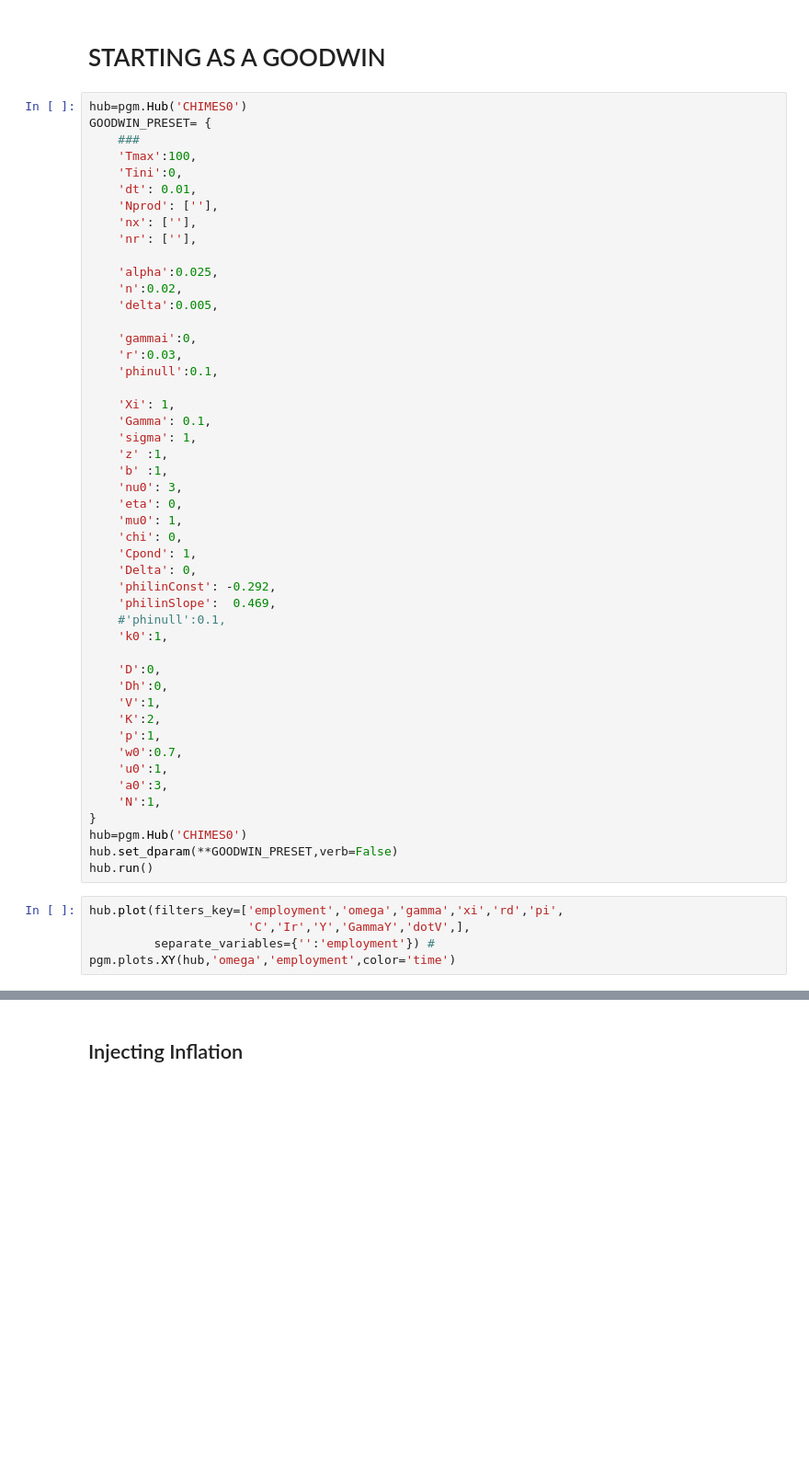
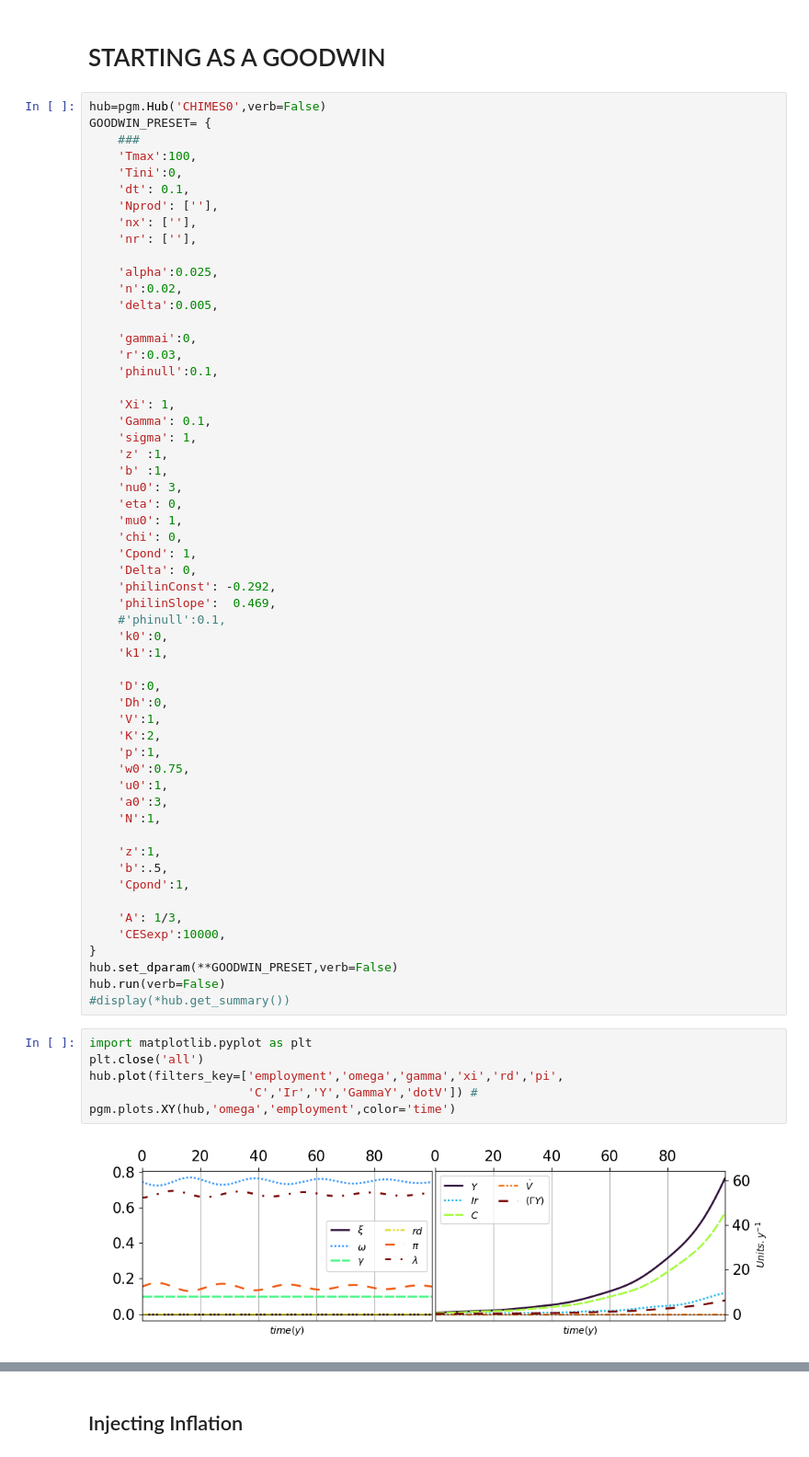
Before and after one commit to DaluS/CHIMES, a Jupyter notebook: doc/Misc/ECHIMESIU.ipynb, the cells around one changed output, grey strips where cells are left out. Shown at 92% size. Cells and saved outputs as stored; diff of their text form; blank space fills up the shorter version.

```diff
--- a/doc/Misc/ECHIMESIU.ipynb
+++ b/doc/Misc/ECHIMESIU.ipynb
@@ -135,12 +114,12 @@ hub.run()
 # %% [markdown]
 # STARTING AS A GOODWIN
 # %%
-hub=pgm.Hub('CHIMES0')
+hub=pgm.Hub('CHIMES0',verb=False)
 GOODWIN_PRESET= {
     ###
     'Tmax':100,
     'Tini':0,
-    'dt': 0.01,
+    'dt': 0.1,
     'Nprod': [''],
     'nx': [''],
     'nr': [''],
@@ -167,23 +146,34 @@ GOODWIN_PRESET= {
     'philinConst': -0.292,
     'philinSlope':  0.469,
     #'phinull':0.1,
-    'k0':1,
+    'k0':0,
+    'k1':1,
 
     'D':0,
     'Dh':0,
     'V':1,
     'K':2,
     'p':1,
-    'w0':0.7,
+    'w0':0.75,
     'u0':1,
     'a0':3,
     'N':1,
+
+    'z':1,
+    'b':.5,
+    'Cpond':1,
+
+    'A': 1/3,
+    'CESexp':10000,
 }
-hub=pgm.Hub('CHIMES0')
 hub.set_dparam(**GOODWIN_PRESET,verb=False)
-hub.run()
+hub.run(verb=False)
+#display(*hub.get_summary())
 # %%
+import matplotlib.pyplot as plt
+plt.close('all')
 hub.plot(filters_key=['employment','omega','gamma','xi','rd','pi',
-                      'C','Ir','Y','GammaY','dotV',],
-         separate_variables={'':'employment'}) #
+                      'C','Ir','Y','GammaY','dotV']) #
 pgm.plots.XY(hub,'omega','employment',color='time')
+# %% [output]
+[figure, added]
```
Also changed, not shown: parts of 13 cells of this notebook, 18 other files.
